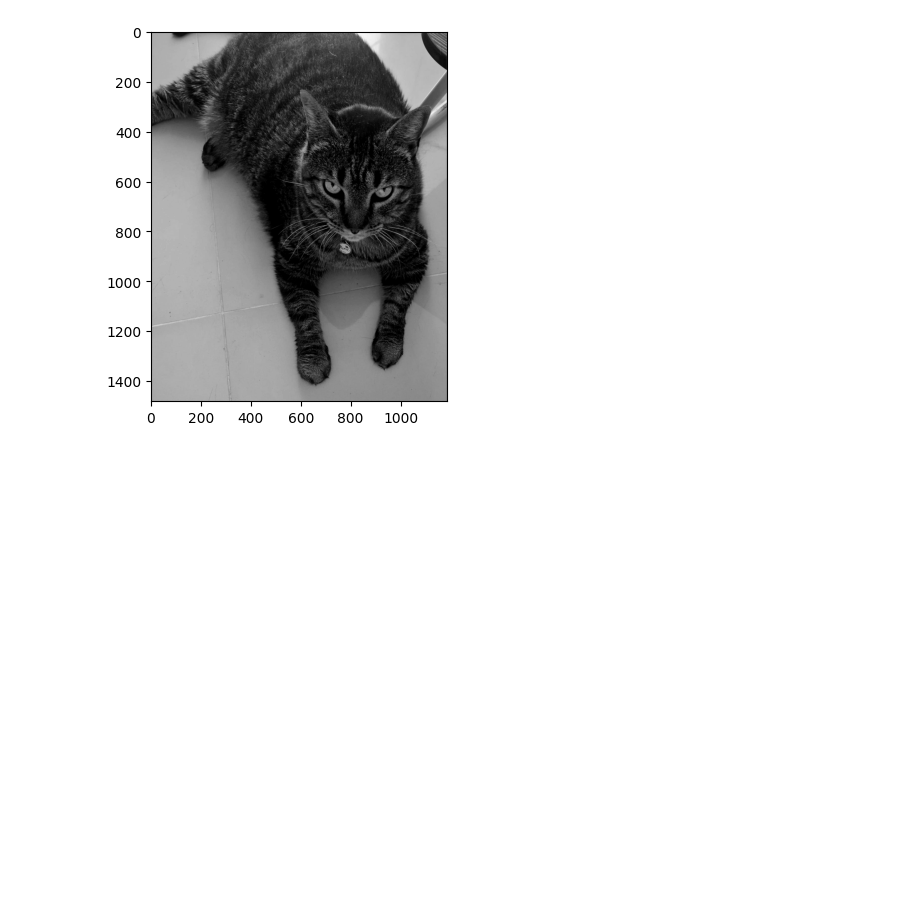
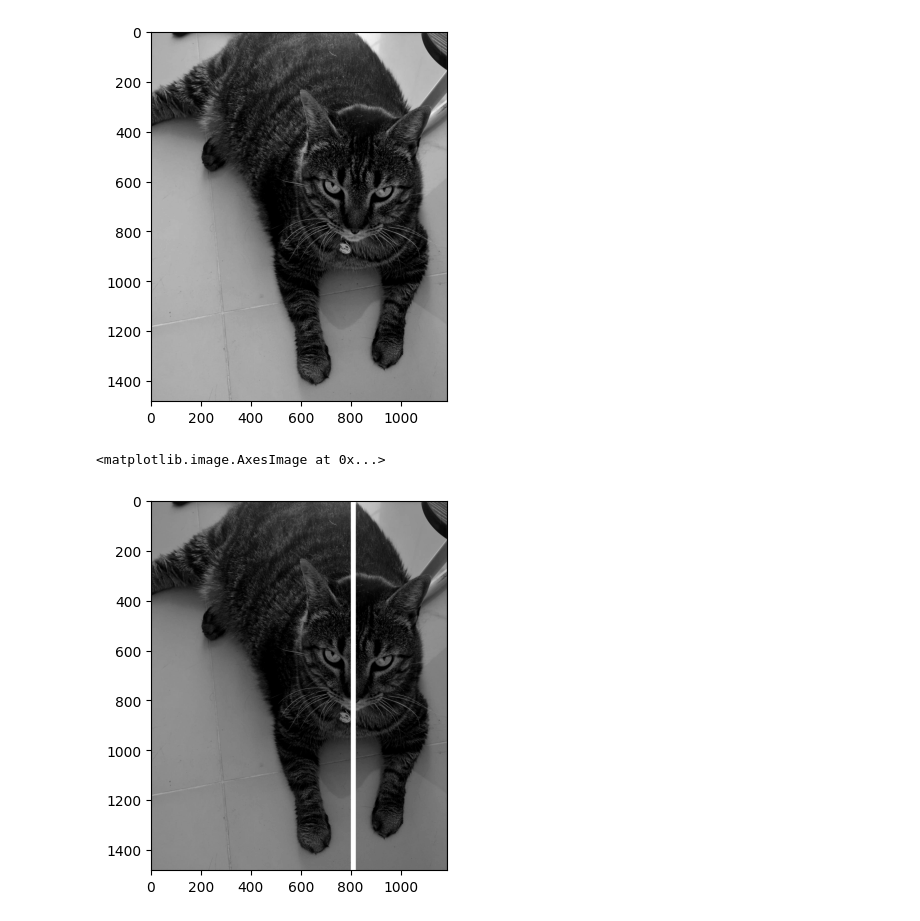
Before and after one commit to vc-2025-ii/20250915_imgproc, a Jupyter notebook: notebook.ipynb, the cells around one changed output. Cells and saved outputs as stored; diff of their text form; code cells hidden in the pictures; blank space fills up the shorter version.

```diff
--- a/notebook.ipynb
+++ b/notebook.ipynb
@@ -76,3 +94,10 @@ plt.imshow(Ig, cmap='gray')
 # %% [output]
 <matplotlib.image.AxesImage at 0x...>
 [figure]
+# %%
+Ig[:,800:820] = 255
+# %%
+plt.imshow(Ig, cmap = 'gray')
+# %% [output]
+<matplotlib.image.AxesImage at 0x...>
+[figure, added]
```
Also changed, not shown: parts of 7 cells of this notebook.
